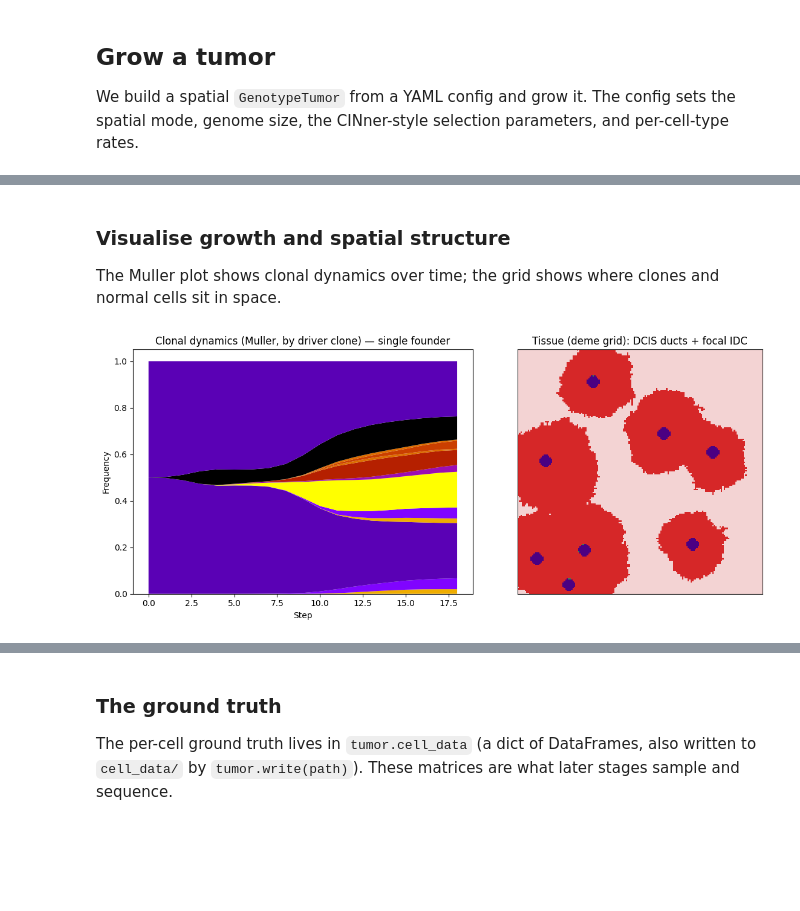
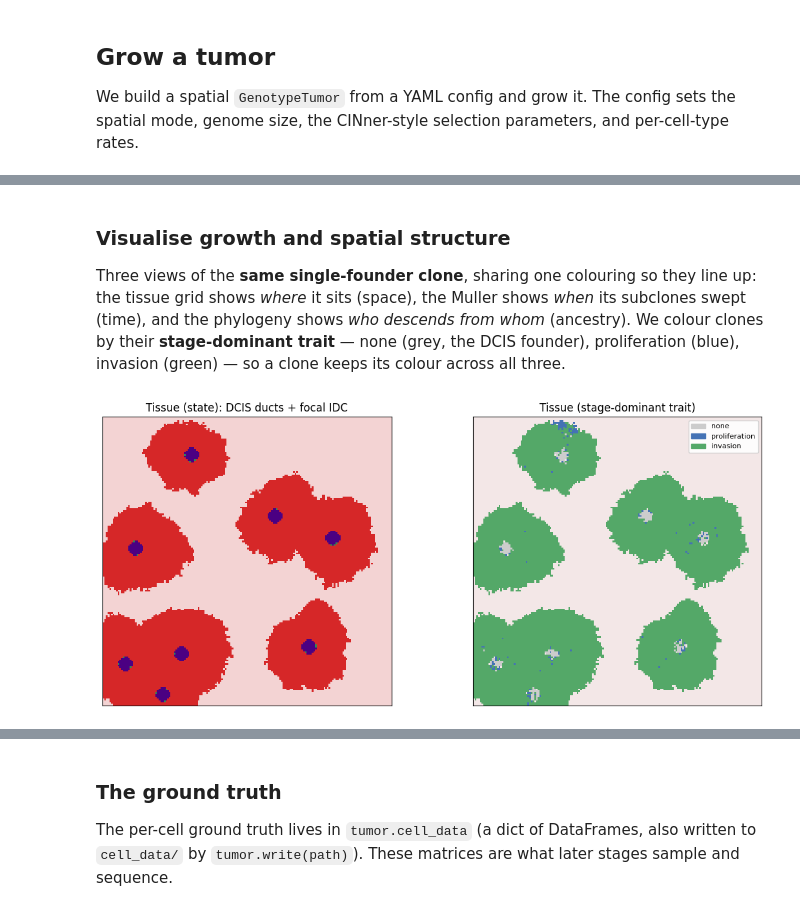
Before and after one commit to pedrofale/iscc, a Jupyter notebook: notebooks/01_pipeline_walkthrough.ipynb, the cells around one changed output, grey strips where cells are left out. Cells and saved outputs as stored; diff of their text form; code cells hidden in the pictures; blank space fills up the shorter version.

```diff
--- a/notebooks/01_pipeline_walkthrough.ipynb
+++ b/notebooks/01_pipeline_walkthrough.ipynb
@@ -41,15 +59,21 @@ Tumor: 323342 cancer / 588938 total cells across 28900 demes (170 x 170 ~ 8.5 mm
 # %% [markdown]
 ### Visualise growth and spatial structure
 
-The Muller plot shows clonal dynamics over time; the grid shows where clones and normal cells sit in space.
+Three views of the **same single-founder clone**, sharing one colouring so they line up: the tissue
+grid shows *where* it sits (space), the Muller shows *when* its subclones swept (time), and the
+phylogeny shows *who descends from whom* (ancestry). We colour clones by their **stage-dominant
+trait** — none (grey, the DCIS founder), proliferation (blue), invasion (green) — so a clone keeps
+its colour across all three.
 # %%
+# plot_tissue draws the deme grid from the per-deme COUNTS, so it stays complete at cm-scale even
+# though cell_data is a memory-safe subsample. "state" is categorical histology (stroma / duct / DCIS /
+# IDC); "stage" colours each cancer deme by its dominant clone's stage-dominant trait (matches the
+# Muller + phylogeny below).
 fig, axes = plt.subplots(1, 2, figsize=(12, 5))
-tumor.plot_muller(ax=axes[0], by_drivers=True, min_freq=0.02)
-axes[0].set_title("Clonal dynamics (Muller, by driver clone) — single founder")
-# plot_tissue draws the deme grid from the per-deme COUNTS, so it stays complete at cm-scale even
-# though cell_data is a memory-safe subsample (stroma pink, duct green, DCIS purple, invasive IDC red).
-tumor.plot_tissue(ax=axes[1], color="state")
-axes[1].set_title("Tissue (deme grid): DCIS ducts + focal IDC")
+tumor.plot_tissue(ax=axes[0], color="state")
+axes[0].set_title("Tissue (state): DCIS ducts + focal IDC")
+tumor.plot_tissue(ax=axes[1], color="stage")
+axes[1].set_title("Tissue (stage-dominant trait)")
 plt.tight_layout()
 # %% [output]
-[figure, old version]
+[figure, new version]
```
Also changed, not shown: parts of 11 cells of this notebook, 7 other files.
